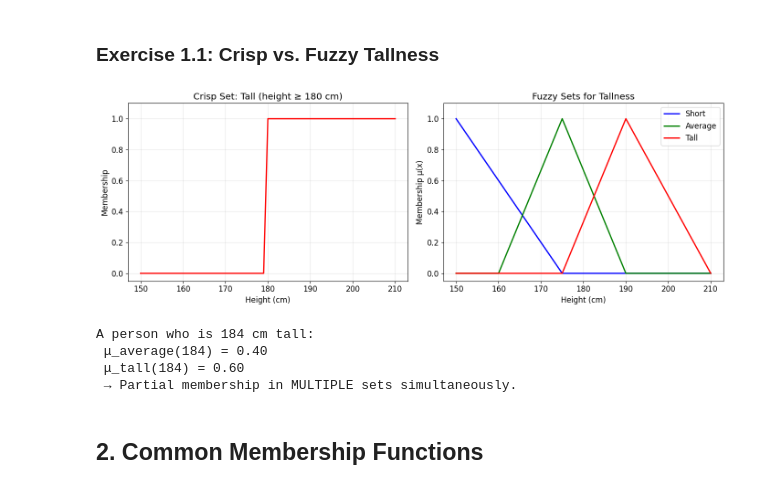
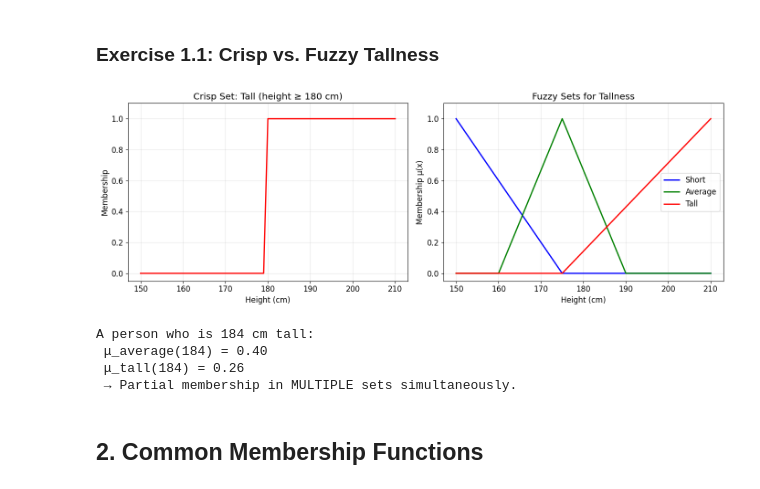
Before and after one commit to haroldlaw/Artificial-Intelligence, a Jupyter notebook: lab4/lab4.ipynb, the cells around one changed output. Cells and saved outputs as stored; diff of their text form; code cells hidden in the pictures.

```diff
--- a/lab4/lab4.ipynb
+++ b/lab4/lab4.ipynb
@@ -24,7 +24,7 @@ crisp_tall = np.where(x_height >= 180, 1.0, 0.0)
 short = fuzz.trimf(x_height, [150, 150, 175])
 # TODO: create here the "average" and "tall" sets
 average = fuzz.trimf(x_height, [160, 175, 190])
-tall = fuzz.trimf(x_height, [175, 190, 210])
+tall = fuzz.trimf(x_height, [175, 210, 210])
 
 fig, (ax1, ax2) = plt.subplots(1, 2, figsize=(14, 5))
 
@@ -32,37 +32,37 @@ fig, (ax1, ax2) = plt.subplots(1, 2, figsize=(14, 5))
 ax1.plot(x_height, crisp_tall, 'r-', linewidth=2)
 ax1.set_title('Crisp Set: Tall (height ≥ 180 cm)')
 ax1.set_xlabel('Height (cm)')
 ax1.set_ylabel('Membership')
 ax1.set_ylim(-0.05, 1.1)
 
 # Fuzzy
 ax2.plot(x_height, short, 'b-', linewidth=2, label='Short')
 ax2.plot(x_height, average, 'g-', linewidth=2, label='Average')
 ax2.plot(x_height, tall, 'r-', linewidth=2, label='Tall')
 ax2.set_title('Fuzzy Sets for Tallness')
 ax2.set_xlabel('Height (cm)')
 ax2.set_ylabel('Membership μ(x)')
 ax2.set_ylim(-0.05, 1.1)
 ax2.legend()
 
 plt.tight_layout()
 plt.show()
 
 # Demonstrate partial membership
 height = 184
 mu_avg = fuzz.interp_membership(x_height, average, height)
 # TODO: compute here the membership value for "tall"
 mu_tall = fuzz.interp_membership(x_height, tall, height)
 
 print(f"A person who is {height} cm tall:")
 print(f" μ_average({height}) = {mu_avg:.2f}")
 print(f" μ_tall({height}) = {mu_tall:.2f}")
 print(f" → Partial membership in MULTIPLE sets simultaneously.")
 # %% [output]
-[figure, old version]
+[figure, new version]
 A person who is 184 cm tall:
  μ_average(184) = 0.40
- μ_tall(184) = 0.60
+ μ_tall(184) = 0.26
  → Partial membership in MULTIPLE sets simultaneously.
 # %% [markdown]
 ## 2. Common Membership Functions
```
Also changed, not shown: 1 other file.
